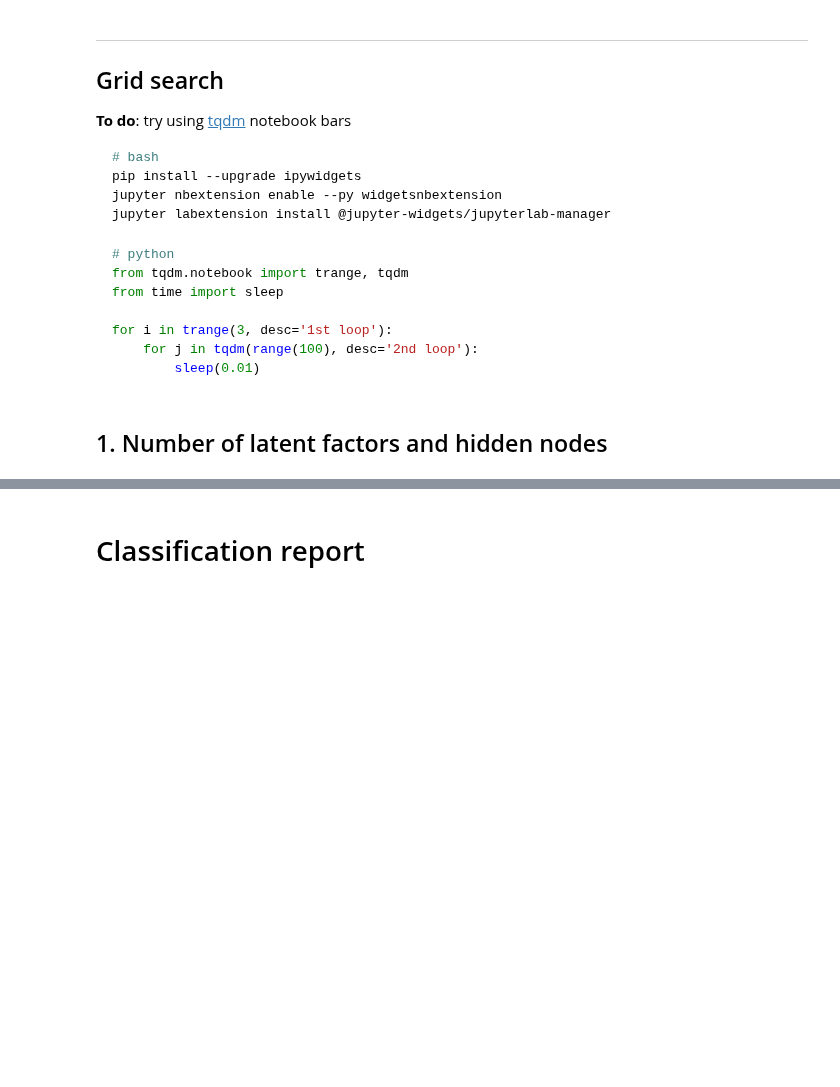
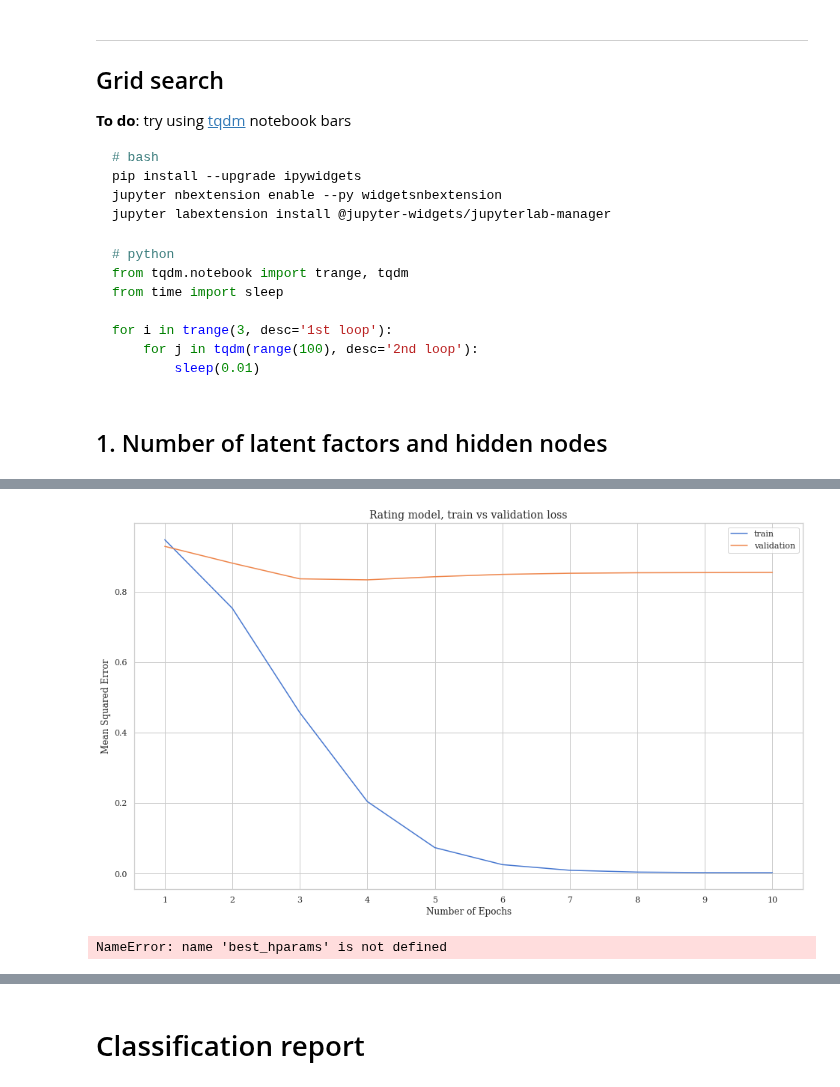
Before and after one commit to James-Leslie/deep-collaborative-filtering, a Jupyter notebook: tf-movielens1m.ipynb, the cells around one changed output, grey strips where cells are left out. Cells and saved outputs as stored; diff of their text form; code cells hidden in the pictures; blank space fills up the shorter version.

```diff
--- a/tf-movielens1m.ipynb
+++ b/tf-movielens1m.ipynb
@@ -286,0 +302,26 @@ grid_results.head()
+# %%
+best_hparams = pd.Series({'n_factors': 1000, 'n_hidden_2': [200]})
+# %%
+# get baseline predictors for full dataset
+train, _, _ = get_baseline(df, df.index, df.index, 'userId', 'movieId')
+
+# compile both models
+model1, model2 = compile_genre_model(
+    n_items=df.movieId.nunique(),
+    n_users=df.userId.nunique(),
+    min_rating=df.rating.min(),
+    max_rating=df.rating.max(),
+    mean_rating=df.rating.mean(),
+    n_latent=best_hparams.n_factors,
+    n_hidden_2=best_hparams.n_hidden_2
+)
+
+# train rating model
+training = model1.fit(
+    x=[train.userId.values, train.movieId.values, train.bias.values],
+    y=train.rating.values,
+    batch_size=bs1,
+    epochs=10,
+    verbose=1,
+    validation_split=.2
+)
@@ -288,3 +347,21 @@ grid_results.head()
 sns.set(style='whitegrid', palette='muted',
         rc={'figure.figsize': (16,9),
             'font.family': 'serif'})
+# %%
+# plot training curve of best model
+plt.plot(np.arange(1,11,1), training.history['loss'], label='train')
+plt.plot(np.arange(1,11,1), training.history['val_loss'], label='validation')
+plt.xticks(np.arange(1,11,1))
+plt.title('Rating model, train vs validation loss', fontsize=14)
+plt.ylabel('Mean Squared Error')
+plt.xlabel('Number of Epochs')
+plt.legend()
+plt.savefig('figures/5_ml100k-rating-epochs.pdf')
+plt.show()
+# %% [output]
+[figure, added]
+# %%
+best_hparams = pd.concat((best_hparams, pd.Series({'epoch_1': np.argmin(training.history['val_loss'])+1})))
+best_hparams
+# %% [output]
+NameError: name 'best_hparams' is not defined
```
Also changed, not shown: parts of 37 cells of this notebook, 9 other files.
